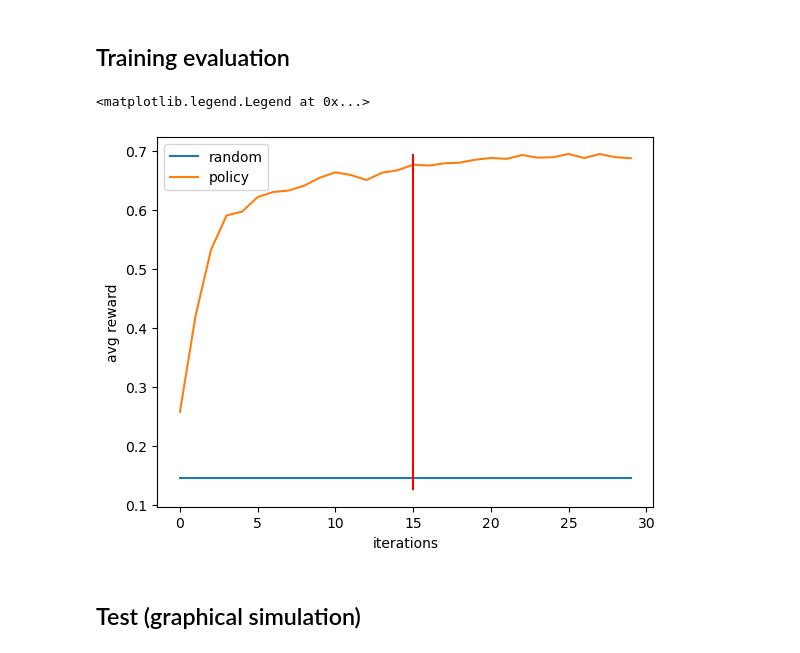
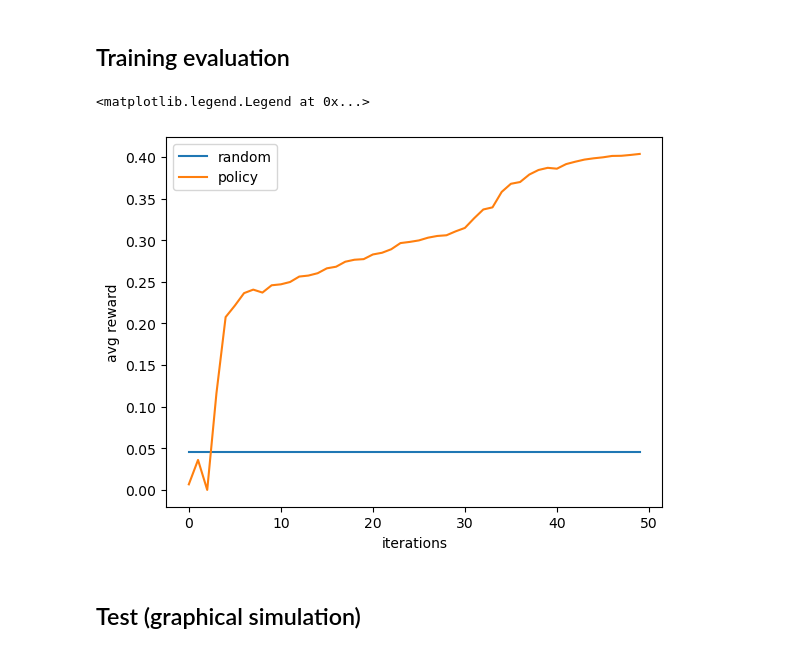
Before and after one commit to AlbertoSinigaglia/snake-reinforcement-learning, a Jupyter notebook: snake.ipynb, the cells around one changed output. Cells and saved outputs as stored; diff of their text form; code cells hidden in the pictures.

```diff
--- a/snake.ipynb
+++ b/snake.ipynb
@@ -72,8 +94,9 @@ value = K.models.Model(inputs=input, outputs=vf)
 ## Training
 # %%
 env_ = NumpyEnvironment(1000, BOARD_SIZE)
+env_.FRUIT_REWARD = 1.
+env_.ATE_HIMSELF_REWARD = 1.
+env_.WIN_REWARD = 5.
+env_.STEP_REWARD = 0.
 GAMMA = .99
 ITERATIONS = 500000
-# %%
-agent.load_weights(f"models/{BOARD_SIZE}x{BOARD_SIZE}_bigger/agent")
-value.load_weights(f"models/{BOARD_SIZE}x{BOARD_SIZE}_bigger/value")
@@ -82,5 +103,5 @@ value.load_weights(f"models/{BOARD_SIZE}x{BOARD_SIZE}_bigger/value")
 # %%
-optimizer_value = K.optimizers.Adam(1e-5)
-optimizer_agent = K.optimizers.Adam(1e-5)
+optimizer_value = K.optimizers.Adam(1e-4)
+optimizer_agent = K.optimizers.Adam(1e-4)
 # %%
 avg_rewards = []
@@ -118,7 +140,7 @@ for iterations in trange(ITERATIONS):
         actions_indexes = tf.concat((tf.range(actions.shape[0])[..., None], actions), axis=-1)
 
         # maybe introduce eligibility trace to simulate n-step td, to have longer dependencies
-        loss_agent = tf.stop_gradient(td_error) * tf.math.log(tf.gather_nd(probs, actions_indexes))
+        loss_agent = tf.stop_gradient(td_error) * tf.math.log(tf.gather_nd(probs, actions_indexes))[...,None]
         loss_value = tf.stop_gradient(td_error) * value_state
 
     # calculate gradient
@@ -131,9 +153,9 @@ for iterations in trange(ITERATIONS):
     optimizer_value.apply_gradients(zip(gradient_value, value.trainable_weights))
 
 
-    if iterations % 100 == 0:
-        agent.save_weights(f"models/{BOARD_SIZE}x{BOARD_SIZE}_bigger/agent")
-        value.save_weights(f"models/{BOARD_SIZE}x{BOARD_SIZE}_bigger/value")
+    if iterations % 1000 == 0:
+        agent.save_weights(f"models/{BOARD_SIZE}x{BOARD_SIZE}/{now}/agent")
+        value.save_weights(f"models/{BOARD_SIZE}x{BOARD_SIZE}/{now}/value")
 # %% [output]
 KeyboardInterrupt:
 # %% [markdown]
@@ -158,18 +180,17 @@ for _ in trange(1000):
 ## Training evaluation
 # %%
 %matplotlib inline
-N = 30000
-CHUNK_SIZE = 1000
+N = 25000
+CHUNK_SIZE = 500
 plt.plot(np.arange(N//CHUNK_SIZE), np.array(random_rewards).mean(axis=-1).repeat(N//CHUNK_SIZE))
 points = np.array(avg_rewards)[:N].reshape((-1, CHUNK_SIZE)).mean(axis=-1)
 plt.plot(points)
-plt.vlines(15000//CHUNK_SIZE, min(np.max(points), np.array(random_rewards).mean(axis=-1))-0.02, np.max(points), colors=["red"])
 _ = plt.xlabel("iterations")
 _ = plt.ylabel("avg reward")
 plt.legend(["random", "policy"])
 # %% [output]
 <matplotlib.legend.Legend at 0x...>
-[figure, old version]
+[figure, new version]
 # %% [markdown]
 ## Test (graphical simulation)
 # %%
```
Also changed, not shown: parts of 13 cells of this notebook, 40 other files.
